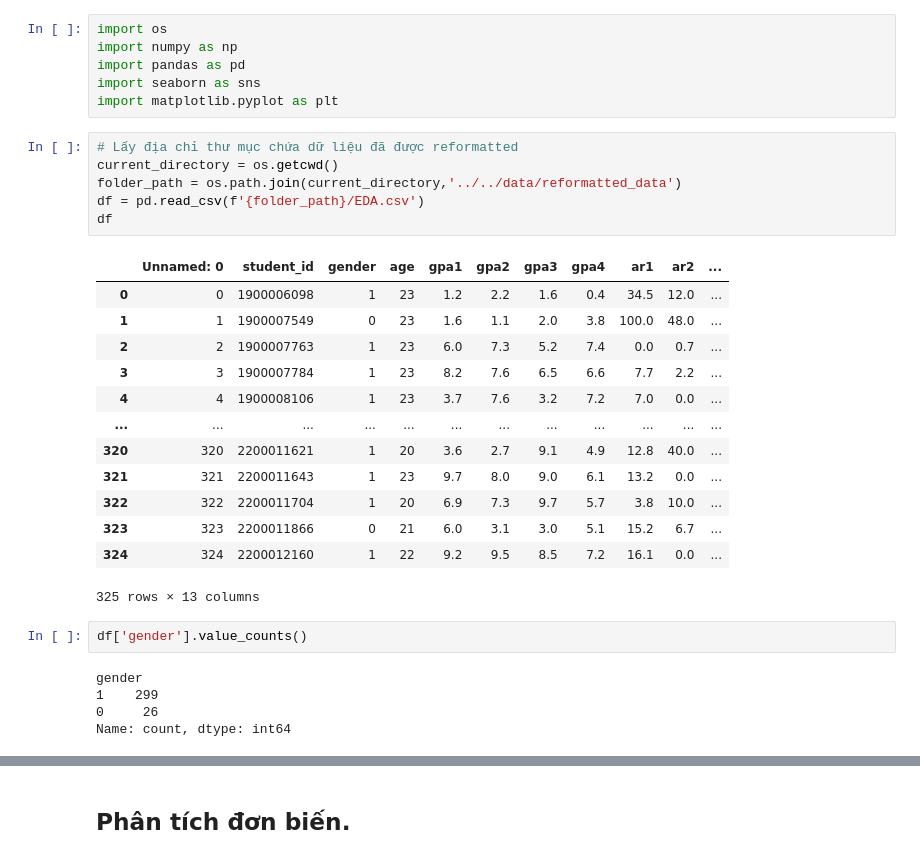
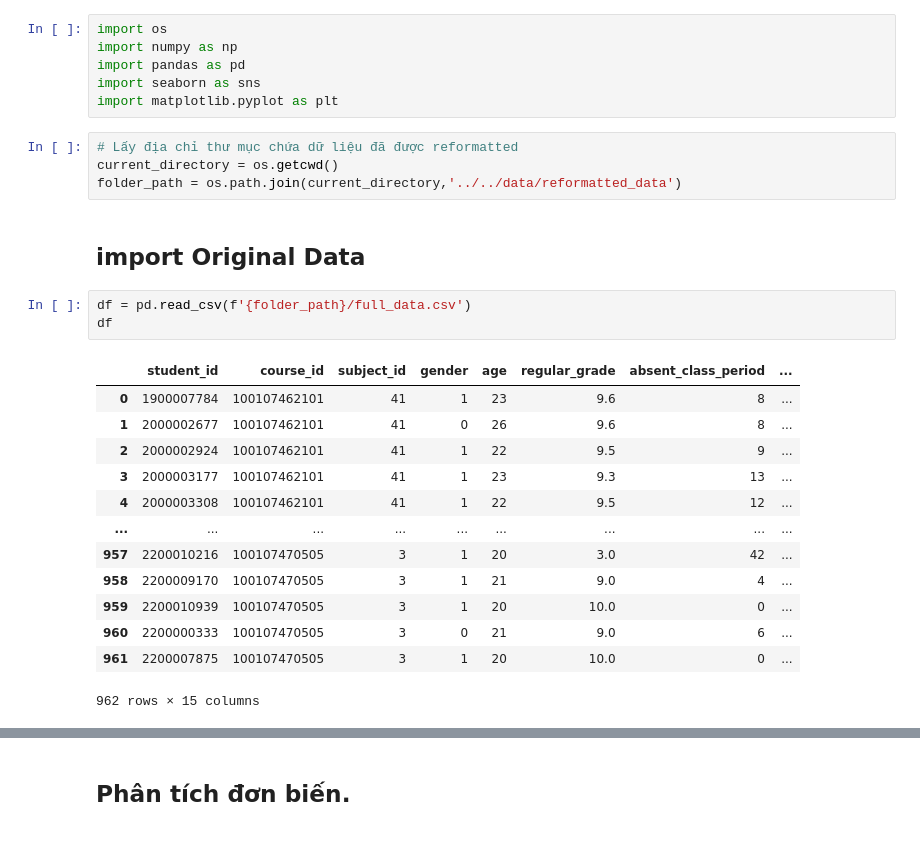
Before and after one commit to CDKhoaaaa/Graduation_Thesis, a Jupyter notebook: notebooks/exploration/EDA.ipynb, the cells around one changed output, grey strips where cells are left out. Cells and saved outputs as stored; diff of their text form.

```diff
--- a/notebooks/exploration/EDA.ipynb
+++ b/notebooks/exploration/EDA.ipynb
@@ -11,26 +8,22 @@ import matplotlib.pyplot as plt
 # Lấy địa chỉ thư mục chứa dữ liệu đã được reformatted
 current_directory = os.getcwd()
 folder_path = os.path.join(current_directory,'../../data/reformatted_data')
-df = pd.read_csv(f'{folder_path}/EDA.csv')
-df
-# %% [output]
-|  | Unnamed: 0 | student_id | gender | age | gpa1 | gpa2 | gpa3 | gpa4 | ar1 | ar2 | ... |
-| 0 | 0 | 1900006098 | 1 | 23 | 1.2 | 2.2 | 1.6 | 0.4 | 34.5 | 12.0 | ... |
-| 1 | 1 | 1900007549 | 0 | 23 | 1.6 | 1.1 | 2.0 | 3.8 | 100.0 | 48.0 | ... |
-| 2 | 2 | 1900007763 | 1 | 23 | 6.0 | 7.3 | 5.2 | 7.4 | 0.0 | 0.7 | ... |
-| 3 | 3 | 1900007784 | 1 | 23 | 8.2 | 7.6 | 6.5 | 6.6 | 7.7 | 2.2 | ... |
-| 4 | 4 | 1900008106 | 1 | 23 | 3.7 | 7.6 | 3.2 | 7.2 | 7.0 | 0.0 | ... |
-| ... | ... | ... | ... | ... | ... | ... | ... | ... | ... | ... | ... |
-| 320 | 320 | 2200011621 | 1 | 20 | 3.6 | 2.7 | 9.1 | 4.9 | 12.8 | 40.0 | ... |
-| 321 | 321 | 2200011643 | 1 | 23 | 9.7 | 8.0 | 9.0 | 6.1 | 13.2 | 0.0 | ... |
-| 322 | 322 | 2200011704 | 1 | 20 | 6.9 | 7.3 | 9.7 | 5.7 | 3.8 | 10.0 | ... |
-| 323 | 323 | 2200011866 | 0 | 21 | 6.0 | 3.1 | 3.0 | 5.1 | 15.2 | 6.7 | ... |
-| 324 | 324 | 2200012160 | 1 | 22 | 9.2 | 9.5 | 8.5 | 7.2 | 16.1 | 0.0 | ... |
-325 rows × 13 columns
-# %%
-df['gender'].value_counts()
-# %% [output]
-gender
-1    299
-0     26
-Name: count, dtype: int64
+# %% [markdown]
+## import Original Data
+# %%
+df = pd.read_csv(f'{folder_path}/full_data.csv')
+df
+# %% [output]
+|  | student_id | course_id | subject_id | gender | age | regular_grade | absent_class_period | ... |
+| 0 | 1900007784 | 100107462101 | 41 | 1 | 23 | 9.6 | 8 | ... |
+| 1 | 2000002677 | 100107462101 | 41 | 0 | 26 | 9.6 | 8 | ... |
+| 2 | 2000002924 | 100107462101 | 41 | 1 | 22 | 9.5 | 9 | ... |
+| 3 | 2000003177 | 100107462101 | 41 | 1 | 23 | 9.3 | 13 | ... |
+| 4 | 2000003308 | 100107462101 | 41 | 1 | 22 | 9.5 | 12 | ... |
+| ... | ... | ... | ... | ... | ... | ... | ... | ... |
+| 957 | 2200010216 | 100107470505 | 3 | 1 | 20 | 3.0 | 42 | ... |
+| 958 | 2200009170 | 100107470505 | 3 | 1 | 21 | 9.0 | 4 | ... |
+| 959 | 2200010939 | 100107470505 | 3 | 1 | 20 | 10.0 | 0 | ... |
+| 960 | 2200000333 | 100107470505 | 3 | 0 | 21 | 9.0 | 6 | ... |
+| 961 | 2200007875 | 100107470505 | 3 | 1 | 20 | 10.0 | 0 | ... |
+962 rows × 15 columns
```
Also changed, not shown: parts of 31 cells of this notebook, 30 other files.
